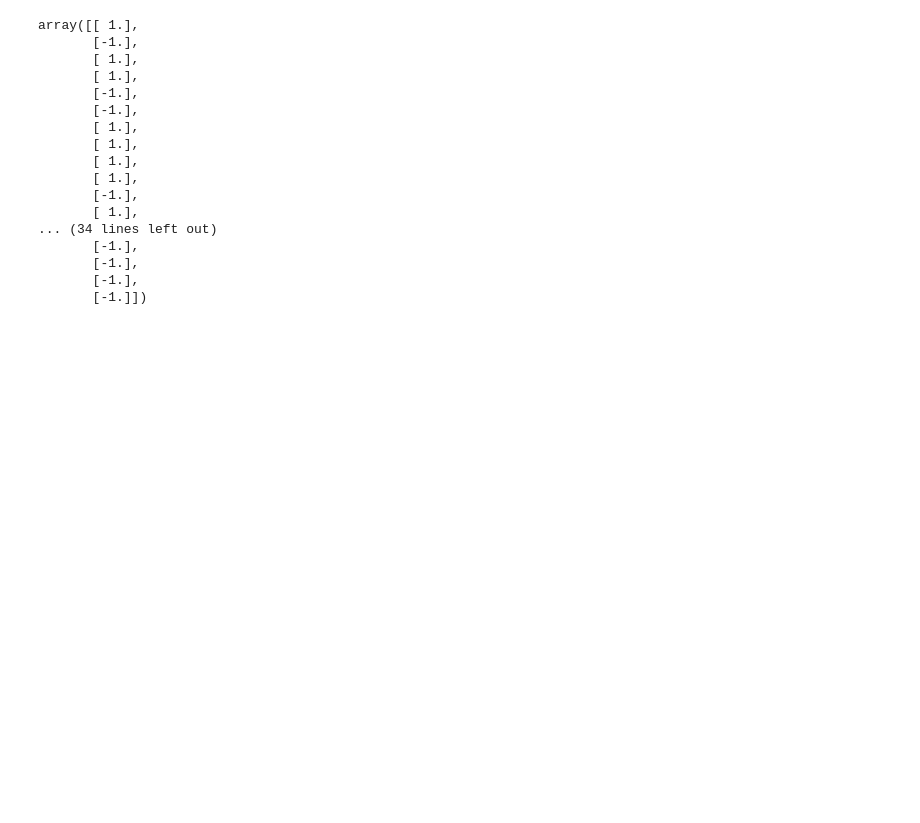
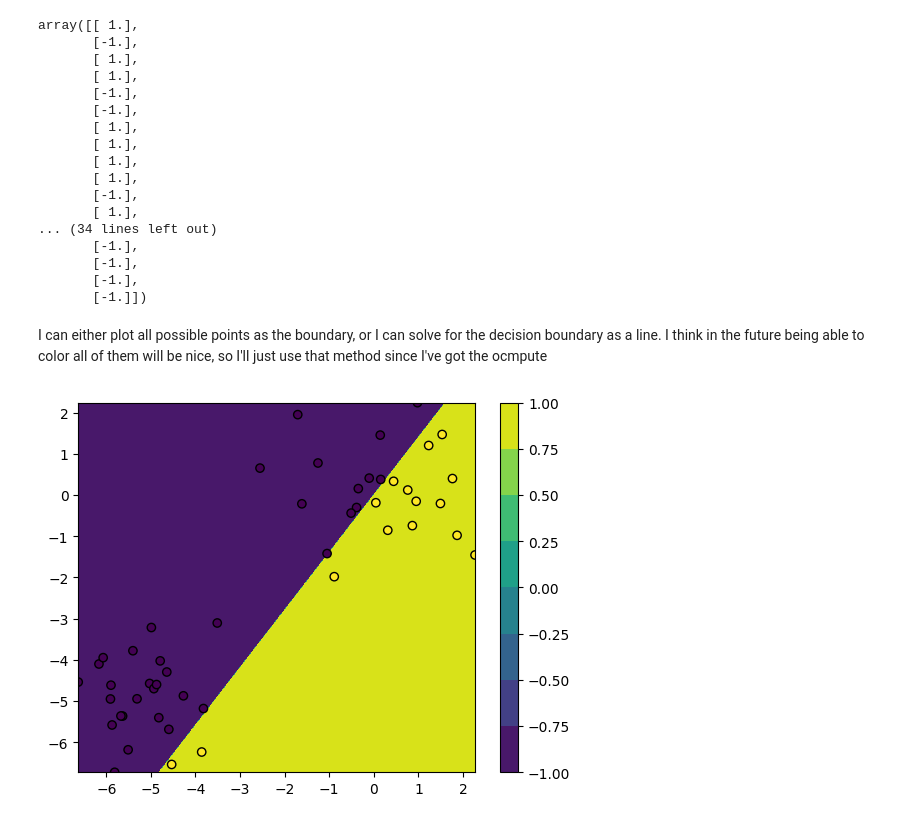
Before and after one commit to xnought/paper-implement, a Jupyter notebook: perceptron/single_perceptron.ipynb, the cells around one changed output. Cells and saved outputs as stored; diff of their text form; code cells hidden in the pictures; blank space fills up the shorter version.

```diff
--- a/perceptron/single_perceptron.ipynb
+++ b/perceptron/single_perceptron.ipynb
@@ -56,3 +56,23 @@ array([[ 1.],
        [-1.],
        [-1.],
        [-1.]])
+# %% [markdown]
+I can either plot all possible points as the boundary, or I can solve for the decision boundary as a line. I think in the future being able to color all of them will be nice, so I'll just use that method since I've got the ocmpute
+# %%
+def plot_guess(X):
+    minX = X.min(0)
+    maxX = X.max(0)
+    num_guesses_dim = 500
+    x0, x1 = np.meshgrid(
+        np.linspace(minX[0], maxX[0], num_guesses_dim),
+        np.linspace(minX[1], maxX[1], num_guesses_dim)
+    )
+    _X = np.array([x0, x1]).transpose([2,1,0]).reshape(-1, 2)
+    guesses = model(_X, w).reshape((num_guesses_dim, num_guesses_dim)).T
+    plt.contourf(x0, x1, guesses)
+    plt.colorbar()
+    plt.scatter(X[:, 0], X[:, 1], edgecolors="black", c=model(X, w))
+
+plot_guess(X)
+# %% [output]
+[figure, added]
```
Also changed, not shown: parts of 1 cell of this notebook.
